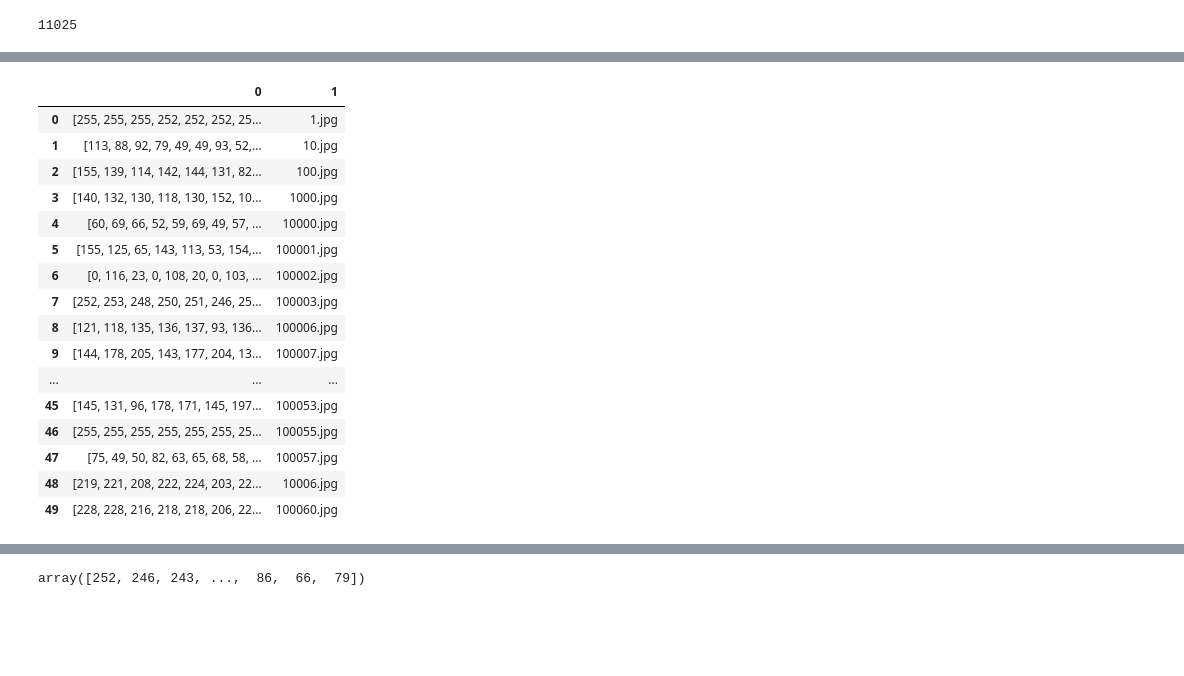
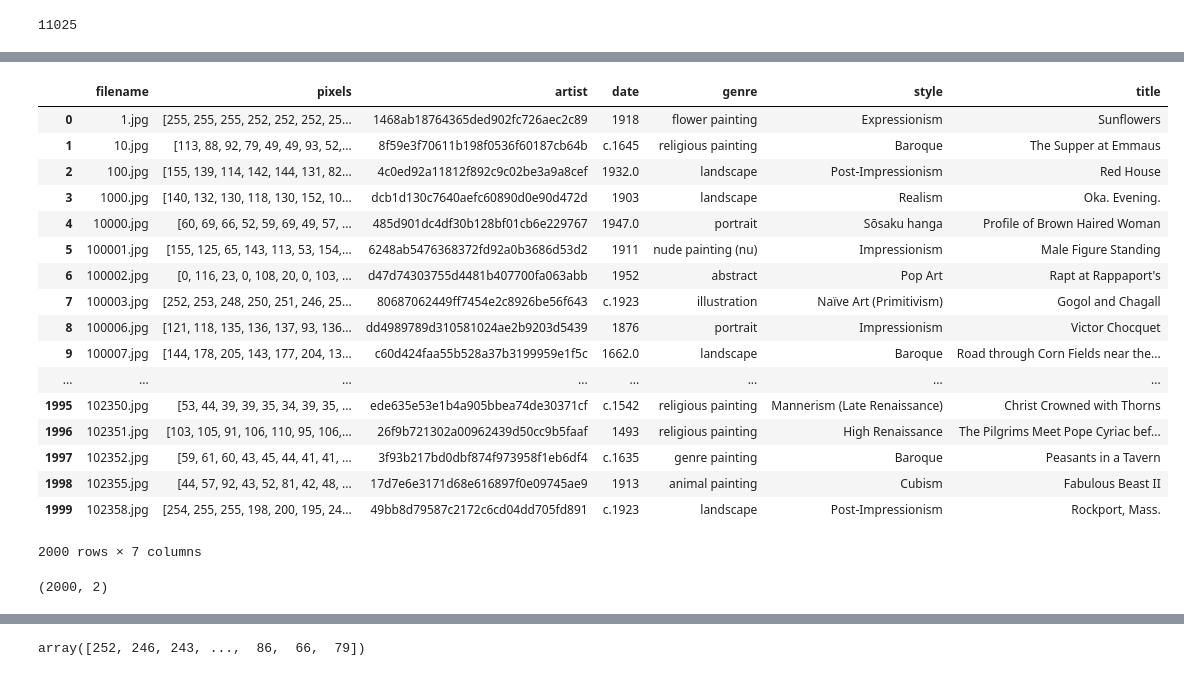
Before and after one commit to majorgowan/fifth_floor_art_critics, a Jupyter notebook: Notebooks/browse_paintings_C.ipynb, the cells around one changed output, grey strips where cells are left out. Cells and saved outputs as stored; diff of their text form; code cells hidden in the pictures; blank space fills up the shorter version.

```diff
--- a/Notebooks/browse_paintings_C.ipynb
+++ b/Notebooks/browse_paintings_C.ipynb
@@ -45,0 +35,3 @@ cols['artist'][:10]
+# %%
+colsdf=pd.DataFrame(cols)
+colsdf
@@ -192,24 +207,0 @@ result
-# %%
-import pandas as pd
-df = pd.DataFrame(mylist)
-#df
-
-#df = pd.DataFrame({'R':px2[:,0],'G':px2[:,1],'B':px2[:,2]})
-# %% [output]
-|  | 0 | 1 |
-| 0 | [255, 255, 255, 252, 252, 252, 25... | 1.jpg |
-| 1 | [113, 88, 92, 79, 49, 49, 93, 52,... | 10.jpg |
-| 2 | [155, 139, 114, 142, 144, 131, 82... | 100.jpg |
-| 3 | [140, 132, 130, 118, 130, 152, 10... | 1000.jpg |
-| 4 | [60, 69, 66, 52, 59, 69, 49, 57, ... | 10000.jpg |
-| 5 | [155, 125, 65, 143, 113, 53, 154,... | 100001.jpg |
-| 6 | [0, 116, 23, 0, 108, 20, 0, 103, ... | 100002.jpg |
-| 7 | [252, 253, 248, 250, 251, 246, 25... | 100003.jpg |
-| 8 | [121, 118, 135, 136, 137, 93, 136... | 100006.jpg |
-| 9 | [144, 178, 205, 143, 177, 204, 13... | 100007.jpg |
-| ... | ... | ... |
-| 45 | [145, 131, 96, 178, 171, 145, 197... | 100053.jpg |
-| 46 | [255, 255, 255, 255, 255, 255, 25... | 100055.jpg |
-| 47 | [75, 49, 50, 82, 63, 65, 68, 58, ... | 100057.jpg |
-| 48 | [219, 221, 208, 222, 224, 203, 22... | 10006.jpg |
-| 49 | [228, 228, 216, 218, 218, 206, 22... | 100060.jpg |
@@ -217,0 +208,27 @@ result = pd.concat([mylist, df4], axis=1, join_axes=[df1.index])
+# %%
+result = pd.merge(df, colsdf, on='filename')
+#result = pd.concat([df, colsdf], axis=1, join_axes=[df.filename])
+result
+# %% [output]
+|  | filename | pixels | artist | date | genre | style | title |
+| 0 | 1.jpg | [255, 255, 255, 252, 252, 252, 25... | 1468ab18764365ded902fc726aec2c89 | 1918 | flower painting | Expressionism | Sunflowers |
+| 1 | 10.jpg | [113, 88, 92, 79, 49, 49, 93, 52,... | 8f59e3f70611b198f0536f60187cb64b | c.1645 | religious painting | Baroque | The Supper at Emmaus |
+| 2 | 100.jpg | [155, 139, 114, 142, 144, 131, 82... | 4c0ed92a11812f892c9c02be3a9a8cef | 1932.0 | landscape | Post-Impressionism | Red House |
+| 3 | 1000.jpg | [140, 132, 130, 118, 130, 152, 10... | dcb1d130c7640aefc60890d0e90d472d | 1903 | landscape | Realism | Oka. Evening. |
+| 4 | 10000.jpg | [60, 69, 66, 52, 59, 69, 49, 57, ... | 485d901dc4df30b128bf01cb6e229767 | 1947.0 | portrait | Sōsaku hanga | Profile of Brown Haired Woman |
+| 5 | 100001.jpg | [155, 125, 65, 143, 113, 53, 154,... | 6248ab5476368372fd92a0b3686d53d2 | 1911 | nude painting (nu) | Impressionism | Male Figure Standing |
+| 6 | 100002.jpg | [0, 116, 23, 0, 108, 20, 0, 103, ... | d47d74303755d4481b407700fa063abb | 1952 | abstract | Pop Art | Rapt at Rappaport's |
+| 7 | 100003.jpg | [252, 253, 248, 250, 251, 246, 25... | 80687062449ff7454e2c8926be56f643 | c.1923 | illustration | Naïve Art (Primitivism) | Gogol and Chagall |
+| 8 | 100006.jpg | [121, 118, 135, 136, 137, 93, 136... | dd4989789d310581024ae2b9203d5439 | 1876 | portrait | Impressionism | Victor Chocquet |
+| 9 | 100007.jpg | [144, 178, 205, 143, 177, 204, 13... | c60d424faa55b528a37b3199959e1f5c | 1662.0 | landscape | Baroque | Road through Corn Fields near the... |
+| ... | ... | ... | ... | ... | ... | ... | ... |
+| 1995 | 102350.jpg | [53, 44, 39, 39, 35, 34, 39, 35, ... | ede635e53e1b4a905bbea74de30371cf | c.1542 | religious painting | Mannerism (Late Renaissance) | Christ Crowned with Thorns |
+| 1996 | 102351.jpg | [103, 105, 91, 106, 110, 95, 106,... | 26f9b721302a00962439d50cc9b5faaf | 1493 | religious painting | High Renaissance | The Pilgrims Meet Pope Cyriac bef... |
+| 1997 | 102352.jpg | [59, 61, 60, 43, 45, 44, 41, 41, ... | 3f93b217bd0dbf874f973958f1eb6df4 | c.1635 | genre painting | Baroque | Peasants in a Tavern |
+| 1998 | 102355.jpg | [44, 57, 92, 43, 52, 81, 42, 48, ... | 17d7e6e3171d68e616897f0e09745ae9 | 1913 | animal painting | Cubism | Fabulous Beast II |
+| 1999 | 102358.jpg | [254, 255, 255, 198, 200, 195, 24... | 49bb8d79587c2172c6cd04dd705fd891 | c.1923 | landscape | Post-Impressionism | Rockport, Mass. |
+2000 rows × 7 columns
+# %%
+df.shape
+# %% [output]
+(2000, 2)
```
Also changed, not shown: parts of 19 cells of this notebook.
